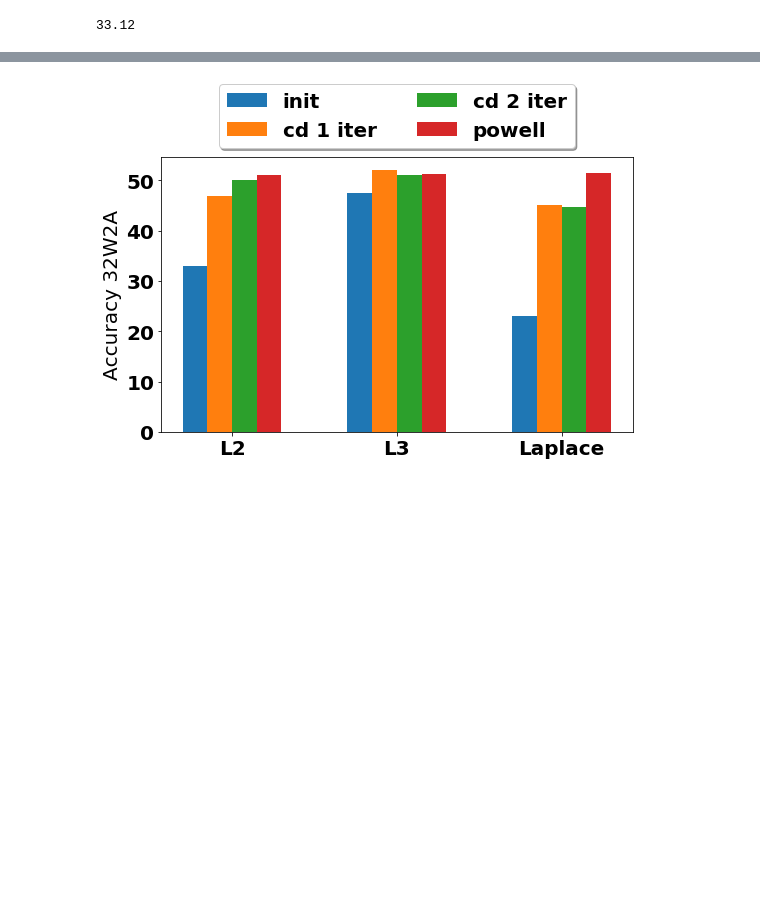
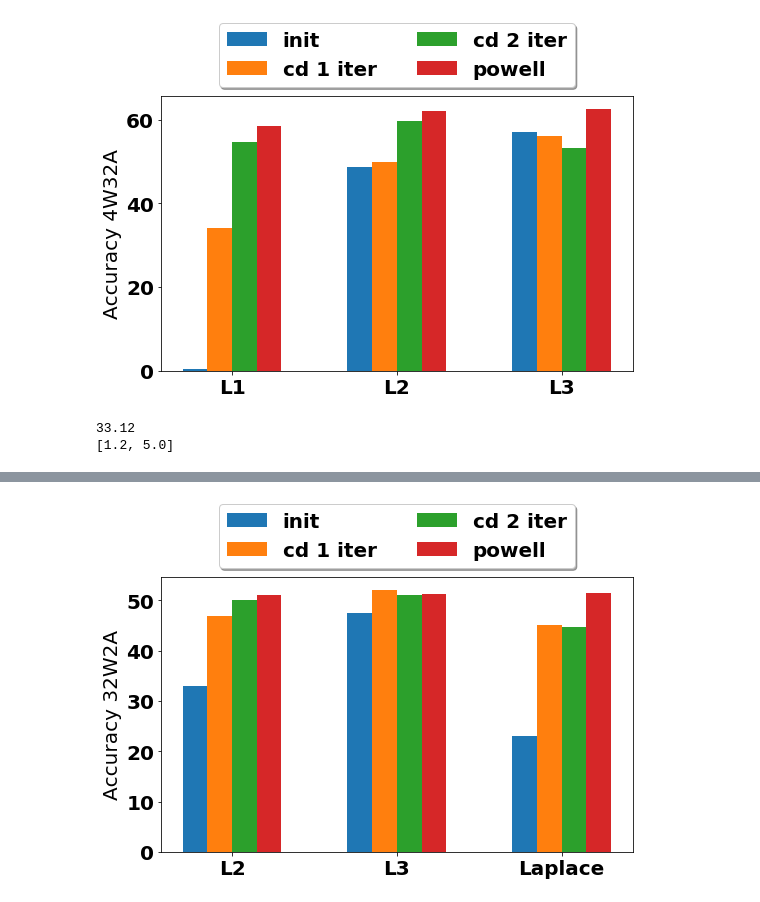
Before and after one commit to ynahshan/nn-quantization-pytorch, a Jupyter notebook: jupyter/cvpr2020/CDvsPowell.ipynb, the cells around one changed output, grey strips where cells are left out. Drawn from its saved outputs; the diff is of its cells as text; code cells hidden in the pictures; blank space fills up the shorter version.

Commit message:
update plots

```diff
--- a/jupyter/cvpr2020/CDvsPowell.ipynb
+++ b/jupyter/cvpr2020/CDvsPowell.ipynb
@@ -21,3 +31,42 @@ df
+# %%
+rcParams['figure.figsize'] = 8, 6
+font = {'weight' : 'normal', 'size'   : 20, 'weight': 'bold'}
+matplotlib.rc('font', **font)
+
+bits_w = 4
+bits_a = 32
+groups = ['L1', 'L2', 'L3']
+ind = np.arange(len(groups))
+temp = df[(df['Bits weights'] == bits_w) & (df['Bits act'] == bits_a)]
+temp = temp[temp['it'] == 'init'][['l1.CD', 'l2.CD', 'l3.CD']]
+init = tofloat_list(temp.iloc[0])
+
+temp = df[(df['Bits weights'] == bits_w) & (df['Bits act'] == bits_a)]
+temp = temp[temp['it'] == 'iter 1'][['l1.CD', 'l2.CD', 'l3.CD']]
+cd1 = tofloat_list(temp.iloc[0])
+
+temp = df[(df['Bits weights'] == bits_w) & (df['Bits act'] == bits_a)]
+temp = temp[temp['it'] == 'iter 2'][['l1.CD', 'l2.CD', 'l3.CD']]
+cd2 = tofloat_list(temp.iloc[0])
+
+temp = df[(df['Bits weights'] == bits_w) & (df['Bits act'] == bits_a)]
+temp = temp[temp['it'] == 'iter 2'][['l1.Powell', 'l2.Powell', 'l3.Powell']]
+powell = tofloat_list(temp.iloc[0])
+
+width = 0.15
+plt.bar(ind, init, width=width)
+plt.bar(ind + width, cd1, width=width)
+plt.bar(ind + 2*width, cd2, width=width)
+plt.bar(ind + 3*width, powell, width=width)
+
+plt.ylabel('Accuracy {}W{}A'.format(bits_w, bits_a))
+plt.legend(['init', 'cd 1 iter', 'cd 2 iter', 'powell'], loc='upper center', bbox_to_anchor=(0.5, 1.3),
+          ncol=2, fancybox=True, shadow=True)
+plt.xticks(ind + 1.5*width, groups)
+plt.tight_layout()
+plt.savefig('../../fig/cd_vs_powell_{}W{}A.png'.format(bits_w, bits_a))
+# %% [output]
+[figure, added]
 # %%
 font = {'weight' : 'normal', 'size'   : 20, 'weight': 'bold'}
 matplotlib.rc('font', **font)
@@ -26,6 +75,11 @@ def tofloat(s):
     # assume s is string in format dd.dd%
     return float(s.replace('%', ''))
 
-tofloat('33.12%')
+def tofloat_list(s):
+    return [tofloat(item) for item in s]
+
+print(tofloat('33.12%'))
+print(tofloat_list(pd.Series(['1.2%', '5%'])))
 # %% [output]
 33.12
+[1.2, 5.0]
```
Also changed, not shown: parts of 2 cells of this notebook, 4 other files.
